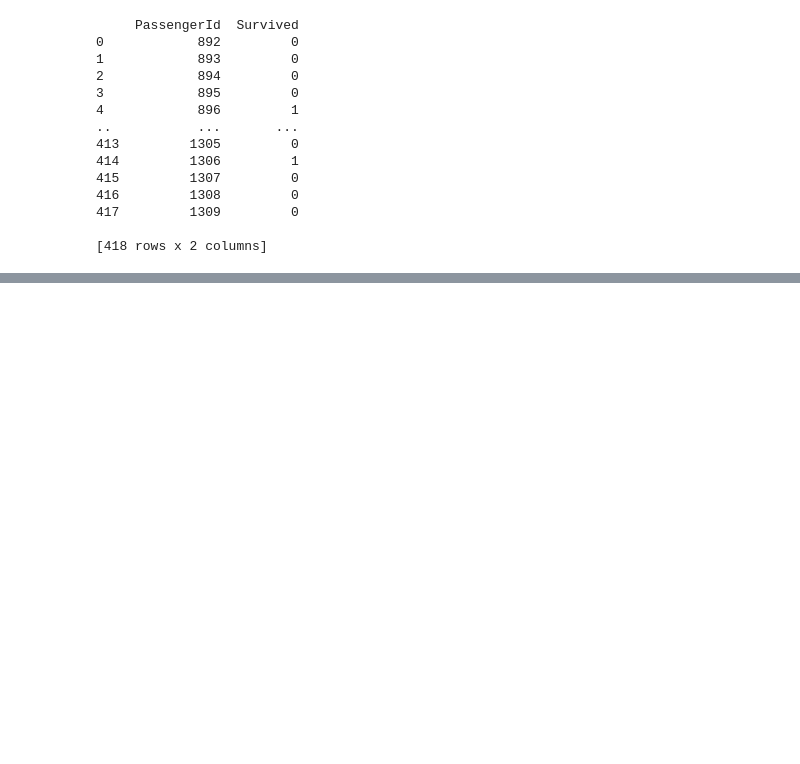
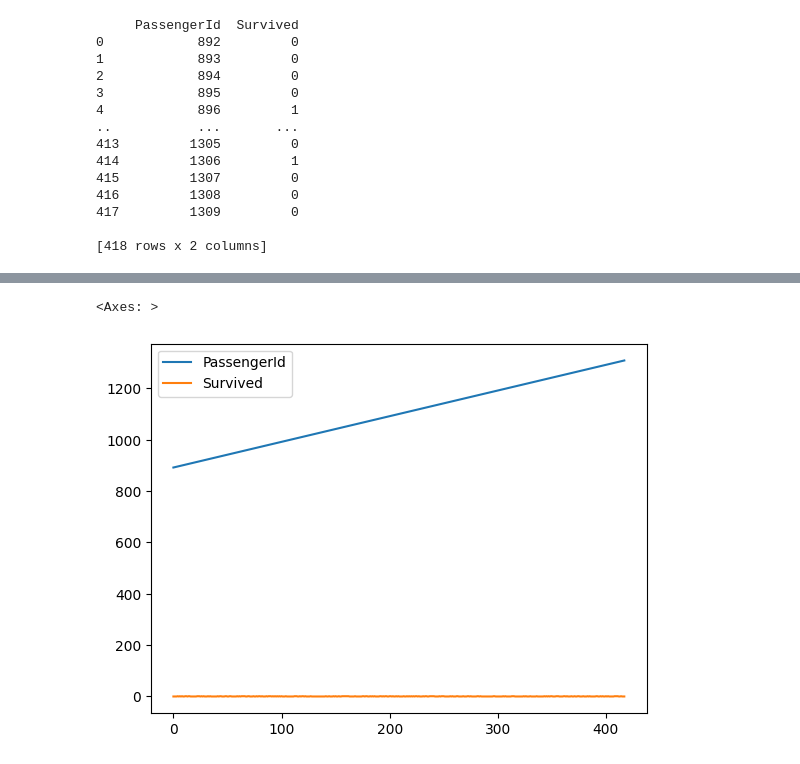
Before and after one commit to Pavandunghav/DATA-SCIENCE-AND-MACHINE-LEARNING, a Jupyter notebook: pandas.ipynb, the cells around one changed output, grey strips where cells are left out. Cells and saved outputs as stored; diff of their text form; code cells hidden in the pictures; blank space fills up the shorter version.

```diff
--- a/pandas.ipynb
+++ b/pandas.ipynb
@@ -42,0 +296,5 @@ TypeError: 'index' is an invalid keyword argument for print()
+# %%
+f1.plot()
+# %% [output]
+<Axes: >
+[figure, added]
```
Also changed, not shown: parts of 35 cells of this notebook, 1 other file.
